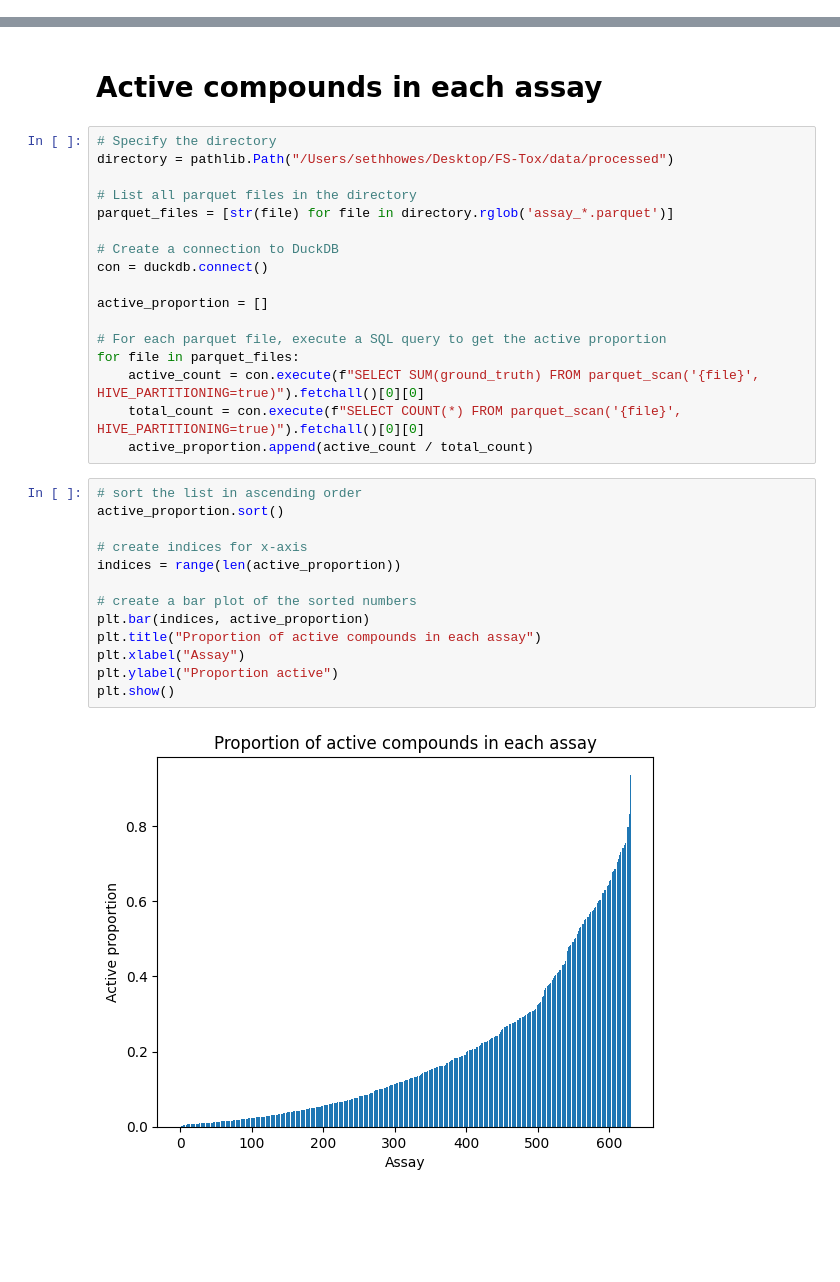
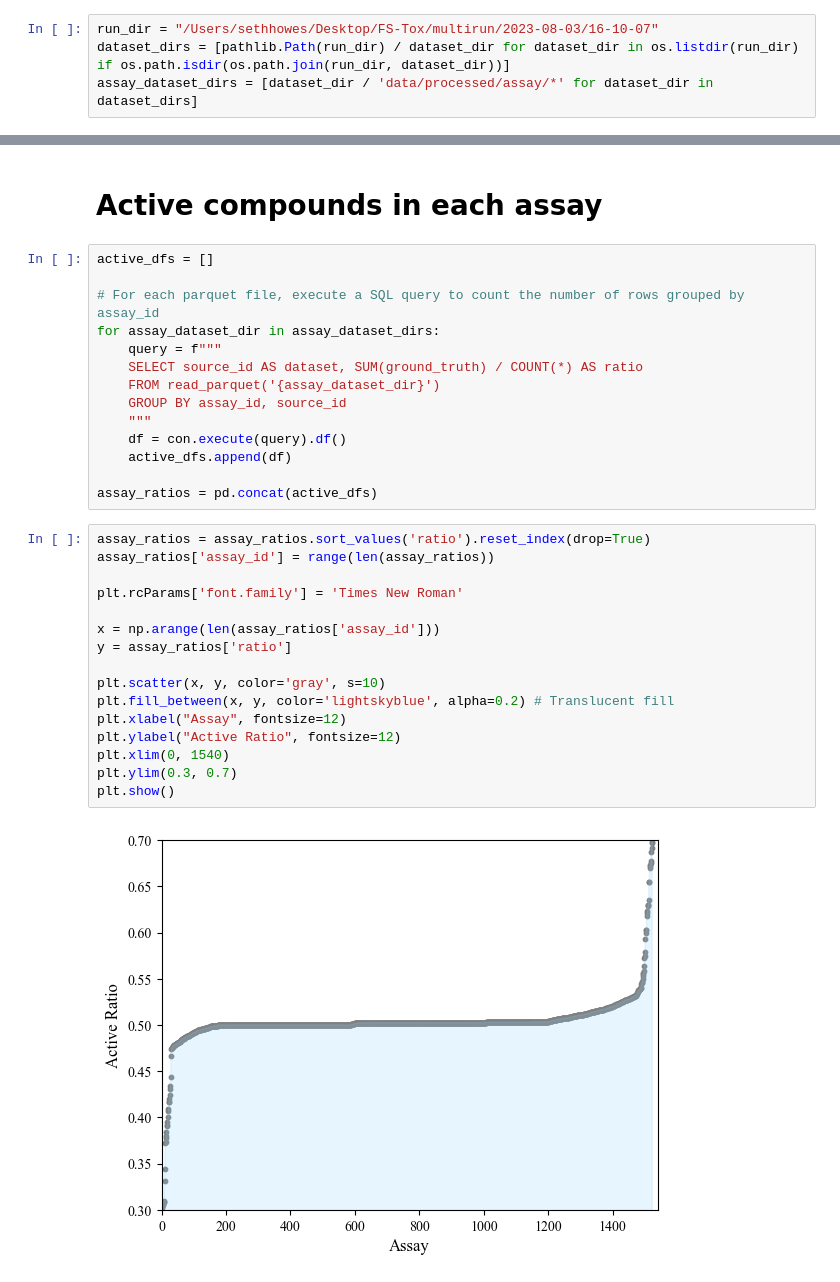
Before and after one commit to labdao/FS-Tox, a Jupyter notebook: notebooks/3.1-diagnostic-plots.ipynb, the cells around one changed output, grey strips where cells are left out. Cells and saved outputs as stored; diff of their text form; blank space fills up the shorter version.

```diff
--- a/notebooks/3.1-diagnostic-plots.ipynb
+++ b/notebooks/3.1-diagnostic-plots.ipynb
@@ -5,3 +10,7 @@ import matplotlib.pyplot as plt
 # %% [markdown]
 # Compounds in each assay
+# %%
+run_dir = "/Users/sethhowes/Desktop/FS-Tox/multirun/2023-08-03/16-10-07"
+dataset_dirs = [pathlib.Path(run_dir) / dataset_dir for dataset_dir in os.listdir(run_dir) if os.path.isdir(os.path.join(run_dir, dataset_dir))]
+assay_dataset_dirs = [dataset_dir / 'data/processed/assay/*' for dataset_dir in dataset_dirs]
 # %%
@@ -39,34 +72,34 @@ plt.show()
 # %% [markdown]
 # Active compounds in each assay
-# %%
-# Specify the directory
-directory = pathlib.Path("/Users/sethhowes/Desktop/FS-Tox/data/processed")
-
-# List all parquet files in the directory
-parquet_files = [str(file) for file in directory.rglob('assay_*.parquet')]
-
-# Create a connection to DuckDB
-con = duckdb.connect()
-
-active_proportion = []
-
-# For each parquet file, execute a SQL query to get the active proportion
-for file in parquet_files:
-    active_count = con.execute(f"SELECT SUM(ground_truth) FROM parquet_scan('{file}', HIVE_PARTITIONING=true)").fetchall()[0][0]
-    total_count = con.execute(f"SELECT COUNT(*) FROM parquet_scan('{file}', HIVE_PARTITIONING=true)").fetchall()[0][0]
-    active_proportion.append(active_count / total_count)
+# %%
+active_dfs = []
+
+# For each parquet file, execute a SQL query to count the number of rows grouped by assay_id
+for assay_dataset_dir in assay_dataset_dirs:
+    query = f"""
+    SELECT source_id AS dataset, SUM(ground_truth) / COUNT(*) AS ratio
+    FROM read_parquet('{assay_dataset_dir}')
+    GROUP BY assay_id, source_id
+    """
+    df = con.execute(query).df()
+    active_dfs.append(df)
+
+assay_ratios = pd.concat(active_dfs)
 # %%
-# sort the list in ascending order
-active_proportion.sort()
+assay_ratios = assay_ratios.sort_values('ratio').reset_index(drop=True)
+assay_ratios['assay_id'] = range(len(assay_ratios))
 
-# create indices for x-axis
-indices = range(len(active_proportion))
+plt.rcParams['font.family'] = 'Times New Roman'
 
-# create a bar plot of the sorted numbers
-plt.bar(indices, active_proportion)
-plt.title("Proportion of active compounds in each assay")
-plt.xlabel("Assay")
-plt.ylabel("Proportion active")
+x = np.arange(len(assay_ratios['assay_id']))
+y = assay_ratios['ratio']
+
+plt.scatter(x, y, color='gray', s=10)
+plt.fill_between(x, y, color='lightskyblue', alpha=0.2) # Translucent fill
+plt.xlabel("Assay", fontsize=12)
+plt.ylabel("Active Ratio", fontsize=12)
+plt.xlim(0, 1540)
+plt.ylim(0.3, 0.7)
 plt.show()
 # %% [output]
-[figure, old version]
+[figure, new version]
```
Also changed, not shown: parts of 3 cells of this notebook, 8 other files.
